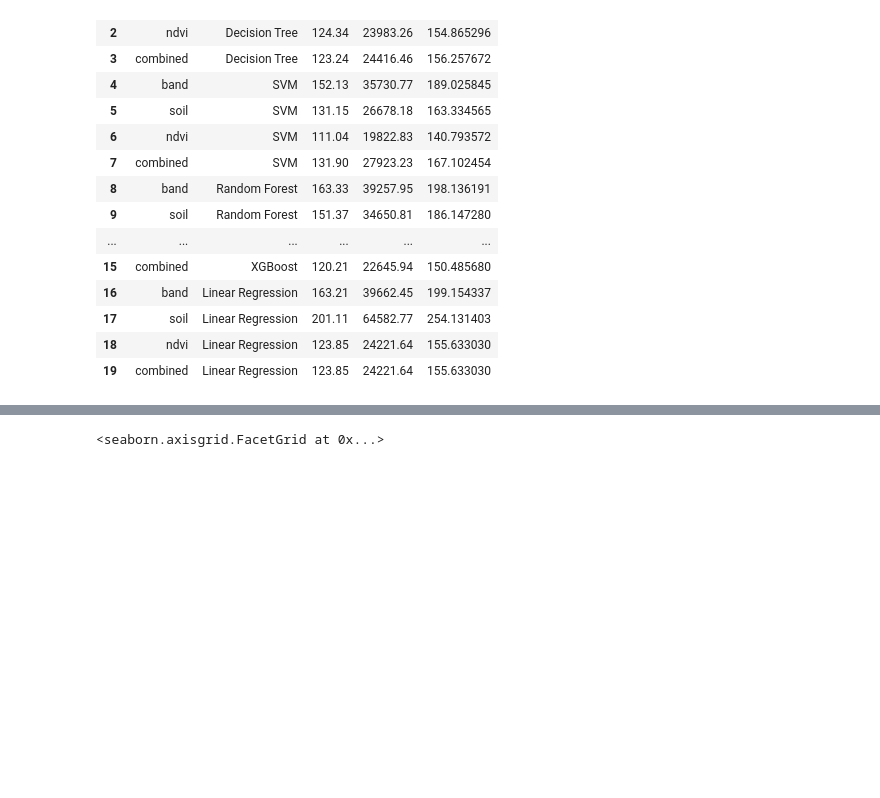
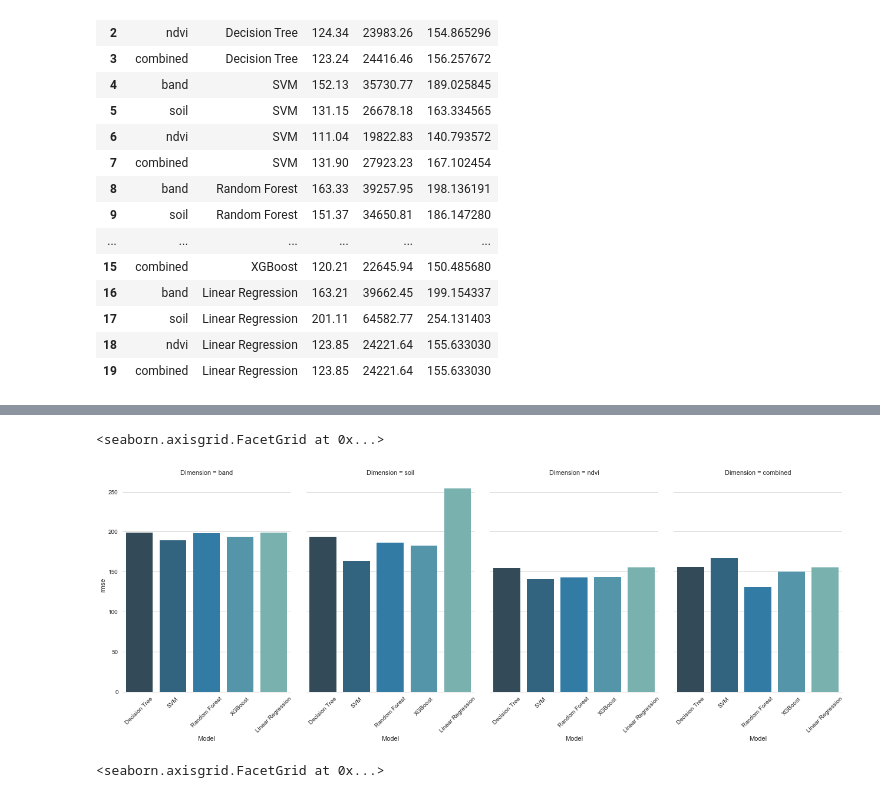
Before and after one commit to data-discovery-lab/cotton-prediction, a Jupyter notebook: cotton-prediction-baseline based on BAND, SOIL and NDVI dimensions.ipynb, the cells around one changed output, grey strips where cells are left out. Cells and saved outputs as stored; diff of their text form; code cells hidden in the pictures; blank space fills up the shorter version.

```diff
--- a/cotton-prediction-baseline based on BAND, SOIL and NDVI dimensions.ipynb
+++ b/cotton-prediction-baseline based on BAND, SOIL and NDVI dimensions.ipynb
@@ -869,3 +869,11 @@ g.despine(left=True)
+# %%
+g = sns.factorplot(x="Model", y="rmse", col="Dimension", data=model,
+                   capsize=.2, palette="YlGnBu_d", size=6, aspect=.75, kind='bar')
+g.despine(left=True)
+g.set_xticklabels(rotation=45)
+# %% [output]
+<seaborn.axisgrid.FacetGrid at 0x...>
+[figure, added]
 # %%
 colors = ["#0088cc", "#ff7f0e"]
 g = sns.FacetGrid(model, col="Model", palette=sns.color_palette(colors), margin_titles=True)
```
Also changed, not shown: parts of 1 cell of this notebook, 4 other files.
